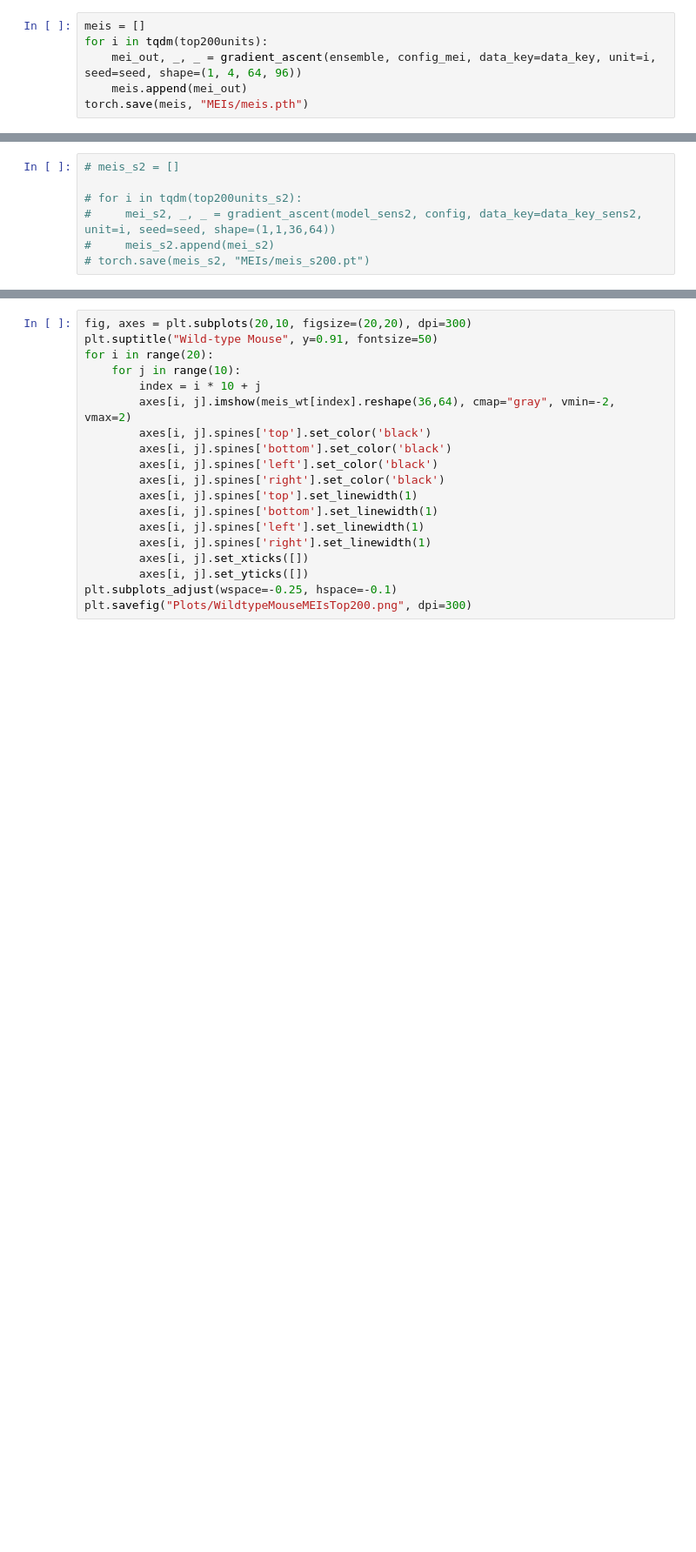
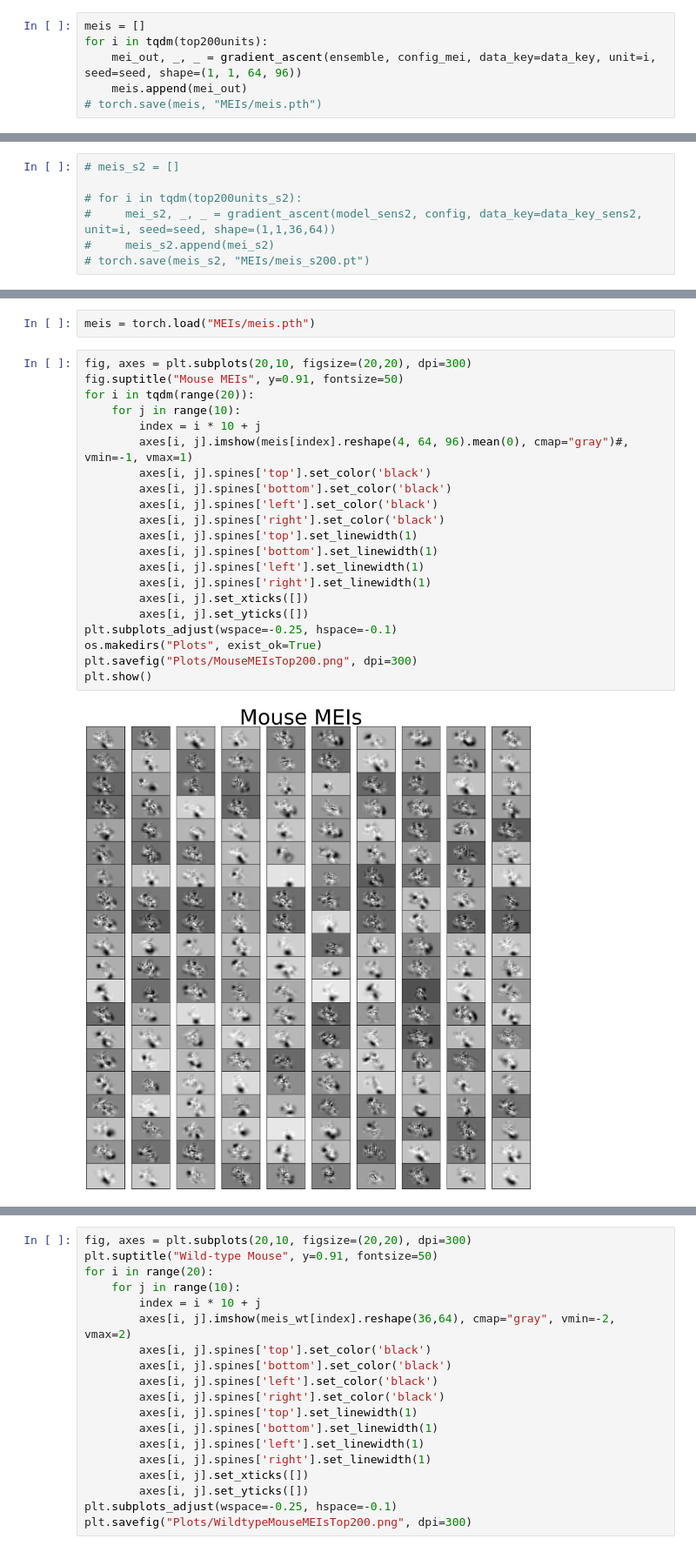
Before and after one commit to ananaphasia/adrian_sensorium, a Jupyter notebook: notebooks/submission_m4/04_GenerateMEIs.ipynb, the cells around one changed output, grey strips where cells are left out. Shown at 87% size. Cells and saved outputs as stored; diff of their text form; blank space fills up the shorter version.

```diff
--- a/notebooks/submission_m4/04_GenerateMEIs.ipynb
+++ b/notebooks/submission_m4/04_GenerateMEIs.ipynb
@@ -215,8 +215,8 @@ data_key = 'LPE11086-LPE11086_2023_12_16-0'
 # %%
 meis = []
 for i in tqdm(top200units):
-    mei_out, _, _ = gradient_ascent(ensemble, config_mei, data_key=data_key, unit=i, seed=seed, shape=(1, 4, 64, 96))
+    mei_out, _, _ = gradient_ascent(ensemble, config_mei, data_key=data_key, unit=i, seed=seed, shape=(1, 1, 64, 96))
     meis.append(mei_out)
-torch.save(meis, "MEIs/meis.pth")
+# torch.save(meis, "MEIs/meis.pth")
 # %% [output]
 Using a transparency weight of 0.0
@@ -246 +246,26 @@ meis_wt = torch.load("MEIs/meis_wt200.pt")
+# %%
+meis = torch.load("MEIs/meis.pth")
+# %%
+fig, axes = plt.subplots(20,10, figsize=(20,20), dpi=300)
+fig.suptitle("Mouse MEIs", y=0.91, fontsize=50)
+for i in tqdm(range(20)):
+    for j in range(10):
+        index = i * 10 + j
+        axes[i, j].imshow(meis[index].reshape(4, 64, 96).mean(0), cmap="gray")#, vmin=-1, vmax=1)
+        axes[i, j].spines['top'].set_color('black')
+        axes[i, j].spines['bottom'].set_color('black')
+        axes[i, j].spines['left'].set_color('black')
+        axes[i, j].spines['right'].set_color('black')
+        axes[i, j].spines['top'].set_linewidth(1)
+        axes[i, j].spines['bottom'].set_linewidth(1)
+        axes[i, j].spines['left'].set_linewidth(1)
+        axes[i, j].spines['right'].set_linewidth(1)
+        axes[i, j].set_xticks([])
+        axes[i, j].set_yticks([])
+plt.subplots_adjust(wspace=-0.25, hspace=-0.1)
+os.makedirs("Plots", exist_ok=True)
+plt.savefig("Plots/MouseMEIsTop200.png", dpi=300)
+plt.show()
+# %% [output]
+[figure, added]
 # %%
```
Also changed, not shown: parts of 3 cells of this notebook, 2 other files.
